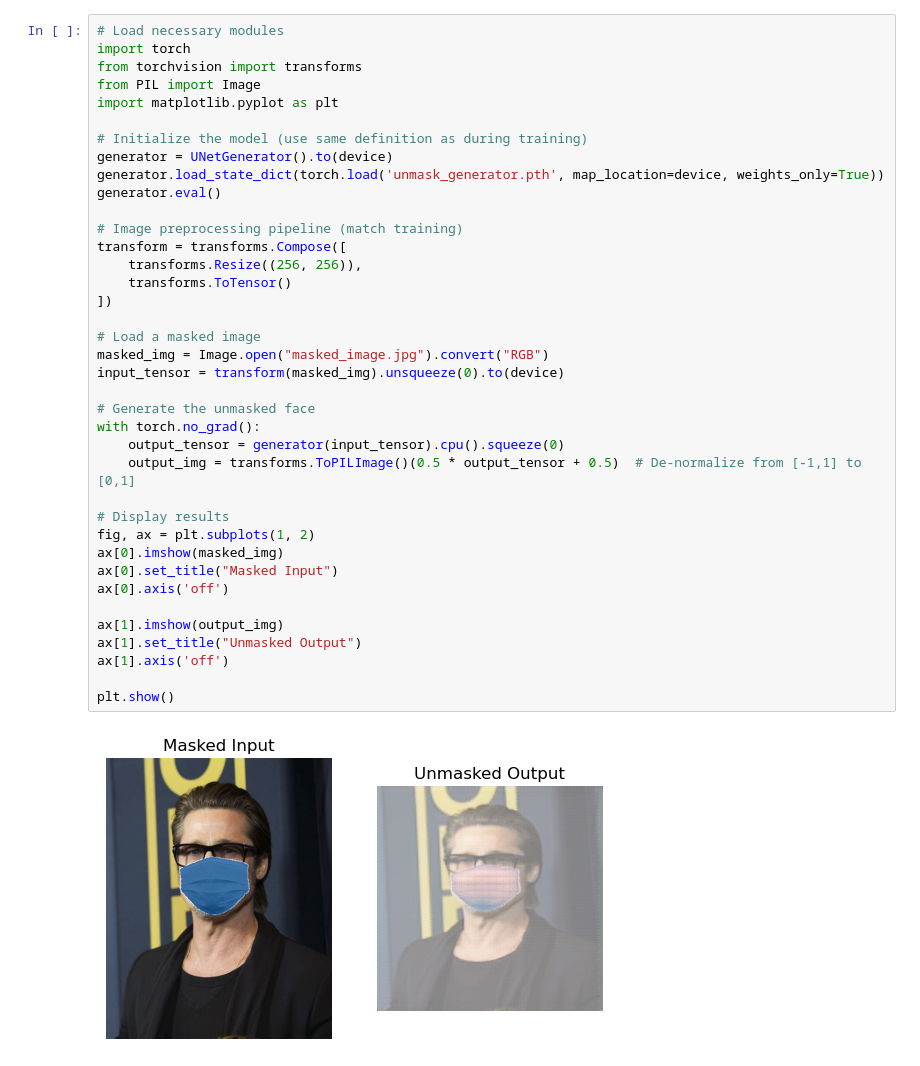
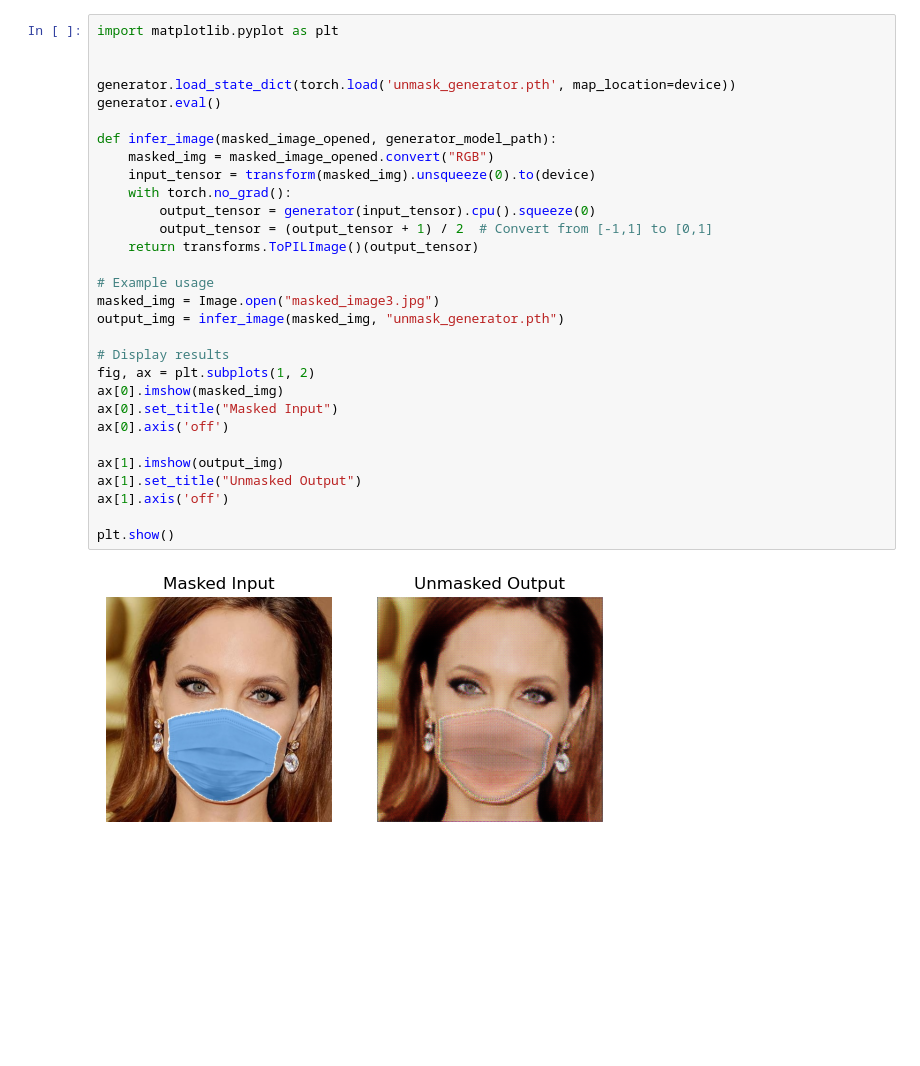
Before and after one commit to ofirelias/unmasker, a Jupyter notebook: Untitled.ipynb, the cells around one changed output. Drawn from its saved outputs; the diff is of its cells as text; blank space fills up the shorter version.

```diff
--- a/Untitled.ipynb
+++ b/Untitled.ipynb
@@ -263,41 +183,33 @@ Epoch [9/10] Batch 100/112 D Loss: 0.0161, G Loss: 10.7013
 Model saved successfully.
 # %%
-# Load necessary modules
-import torch
-from torchvision import transforms
-from PIL import Image
 import matplotlib.pyplot as plt
 
-# Initialize the model (use same definition as during training)
-generator = UNetGenerator().to(device)
-generator.load_state_dict(torch.load('unmask_generator.pth', map_location=device, weights_only=True))
+
+generator.load_state_dict(torch.load('unmask_generator.pth', map_location=device))
 generator.eval()
 
-# Image preprocessing pipeline (match training)
-transform = transforms.Compose([
-    transforms.Resize((256, 256)),
-    transforms.ToTensor()
-])
+def infer_image(masked_image_opened, generator_model_path):
+    masked_img = masked_image_opened.convert("RGB")
+    input_tensor = transform(masked_img).unsqueeze(0).to(device)
+    with torch.no_grad():
+        output_tensor = generator(input_tensor).cpu().squeeze(0)
+        output_tensor = (output_tensor + 1) / 2  # Convert from [-1,1] to [0,1]
+    return transforms.ToPILImage()(output_tensor)
 
-# Load a masked image
-masked_img = Image.open("masked_image.jpg").convert("RGB")
-input_tensor = transform(masked_img).unsqueeze(0).to(device)
-
-# Generate the unmasked face
-with torch.no_grad():
-    output_tensor = generator(input_tensor).cpu().squeeze(0)
-    output_img = transforms.ToPILImage()(0.5 * output_tensor + 0.5)  # De-normalize from [-1,1] to [0,1]
+# Example usage
+masked_img = Image.open("masked_image3.jpg")
+output_img = infer_image(masked_img, "unmask_generator.pth")
 
 # Display results
 fig, ax = plt.subplots(1, 2)
 ax[0].imshow(masked_img)
 ax[0].set_title("Masked Input")
 ax[0].axis('off')
 
 ax[1].imshow(output_img)
 ax[1].set_title("Unmasked Output")
 ax[1].axis('off')
 
 plt.show()
 # %% [output]
-[figure, old version]
+[figure, new version]
```
Also changed, not shown: parts of 2 cells of this notebook.
